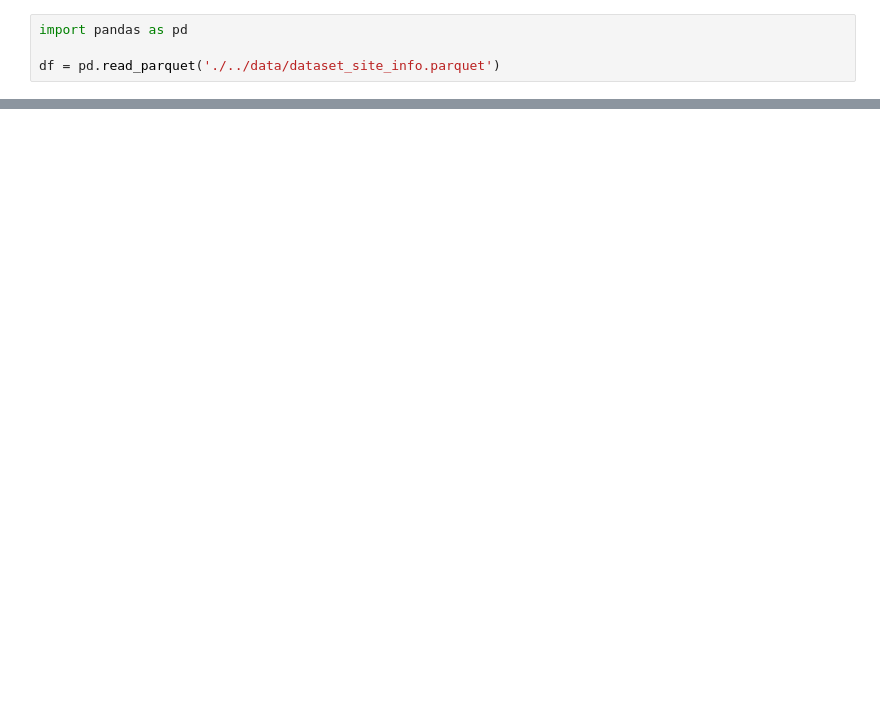
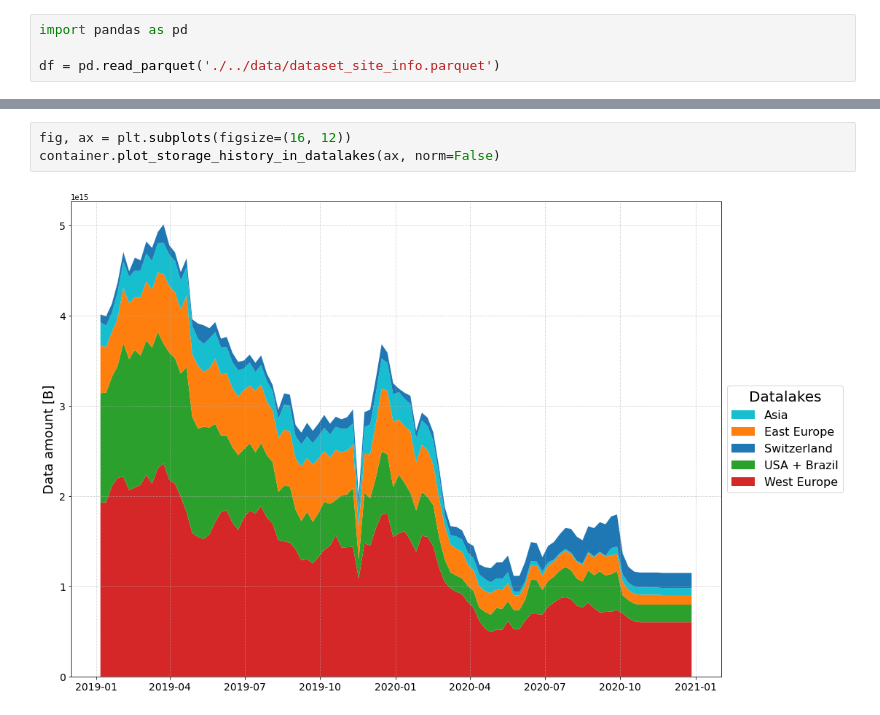
Before and after one commit to SimoneGasperini/cms-cmSim, a Jupyter notebook: notebooks/container_example.ipynb, the cells around one changed output, grey strips where cells are left out. Saved outputs shown, nothing was run; the diff lists cells and outputs as text; blank space fills up the shorter version.

```diff
--- a/notebooks/container_example.ipynb
+++ b/notebooks/container_example.ipynb
@@ -47,0 +46,5 @@ See the caveats in the documentation: https://pandas.pydata.org/pandas-docs/stab
+# %%
+fig, ax = plt.subplots(figsize=(16, 12))
+container.plot_storage_history_in_datalakes(ax, norm=False)
+# %% [output]
+[figure, added]
```
Also changed, not shown: parts of 5 cells of this notebook, 2 other files.
